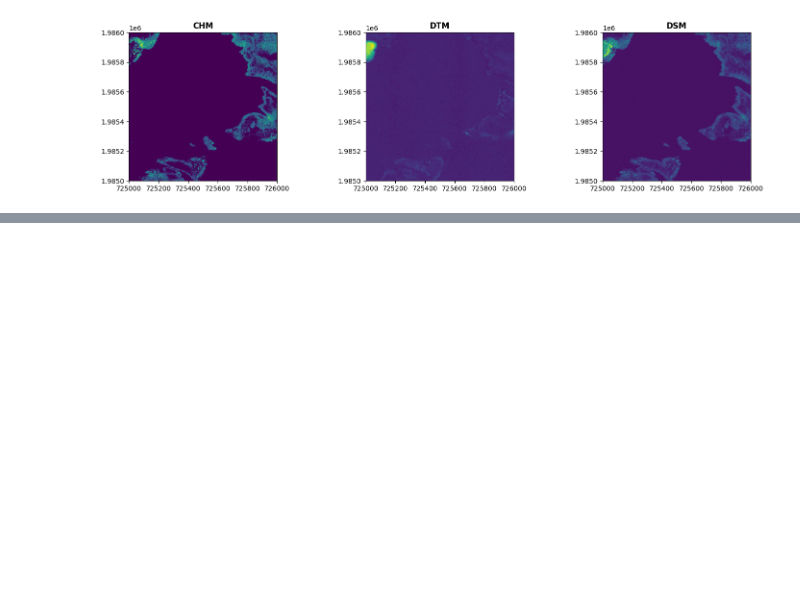
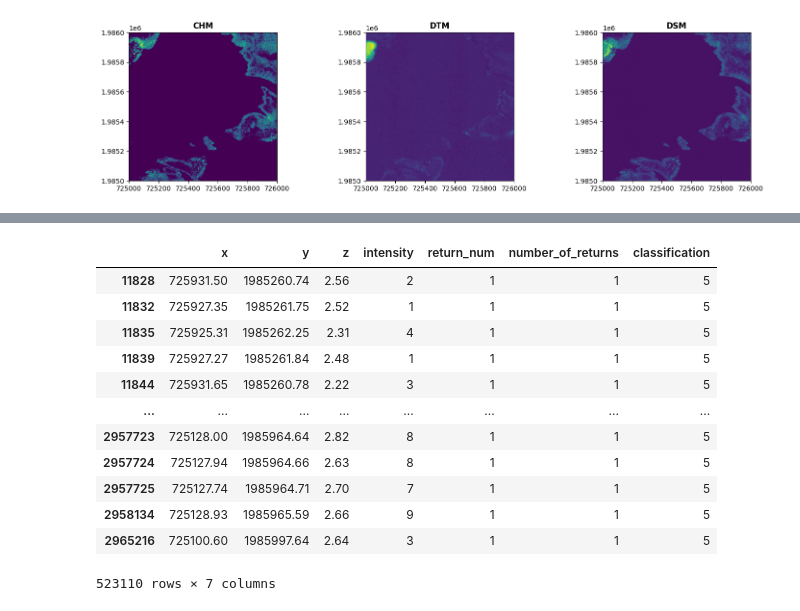
Before and after one commit to MayerT1/COLAB_DEV_GEDI-BDL, a Jupyter notebook: NEON_Discrete_Lidar_Data.ipynb, the cells around one changed output, grey strips where cells are left out. Saved outputs shown, nothing was run; the diff lists cells and outputs as text; code cells hidden in the pictures; blank space fills up the shorter version.

```diff
--- a/NEON_Discrete_Lidar_Data.ipynb
+++ b/NEON_Discrete_Lidar_Data.ipynb
@@ -449,0 +514,18 @@ plt.show;
+# %%
+point_cloud_df_high_veg = point_cloud_df[point_cloud_df["classification"] == 5]
+# %%
+point_cloud_df_high_veg
+# %% [output]
+|  | x | y | z | intensity | return_num | number_of_returns | classification |
+| 11828 | 725931.50 | 1985260.74 | 2.56 | 2 | 1 | 1 | 5 |
+| 11832 | 725927.35 | 1985261.75 | 2.52 | 1 | 1 | 1 | 5 |
+| 11835 | 725925.31 | 1985262.25 | 2.31 | 4 | 1 | 1 | 5 |
+| 11839 | 725927.27 | 1985261.84 | 2.48 | 1 | 1 | 1 | 5 |
+| 11844 | 725931.65 | 1985260.78 | 2.22 | 3 | 1 | 1 | 5 |
+| ... | ... | ... | ... | ... | ... | ... | ... |
+| 2957723 | 725128.00 | 1985964.64 | 2.82 | 8 | 1 | 1 | 5 |
+| 2957724 | 725127.94 | 1985964.66 | 2.63 | 8 | 1 | 1 | 5 |
+| 2957725 | 725127.74 | 1985964.71 | 2.70 | 7 | 1 | 1 | 5 |
+| 2958134 | 725128.93 | 1985965.59 | 2.66 | 9 | 1 | 1 | 5 |
+| 2965216 | 725100.60 | 1985997.64 | 2.64 | 3 | 1 | 1 | 5 |
+523110 rows × 7 columns
```
Also changed, not shown: parts of 6 cells of this notebook.
